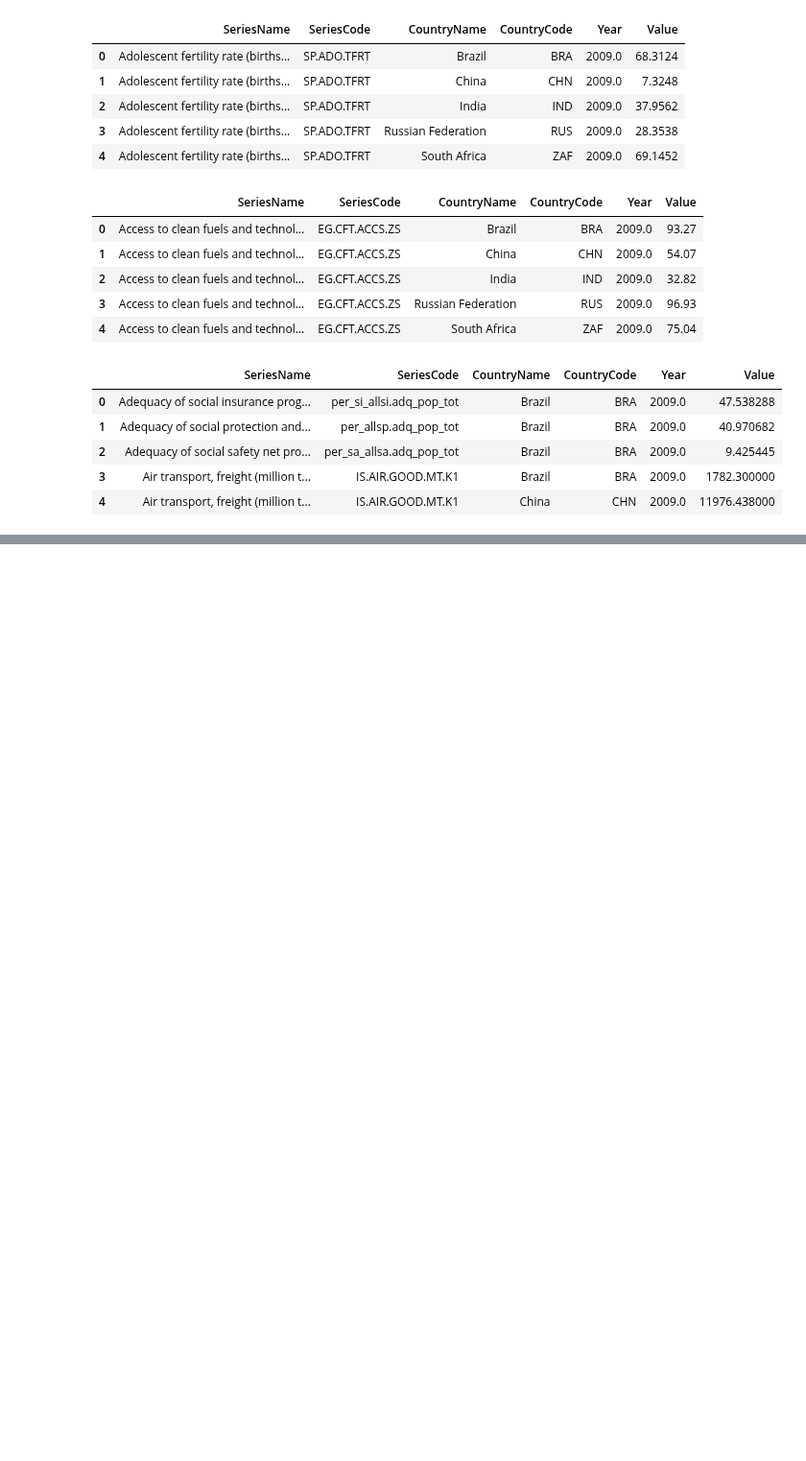
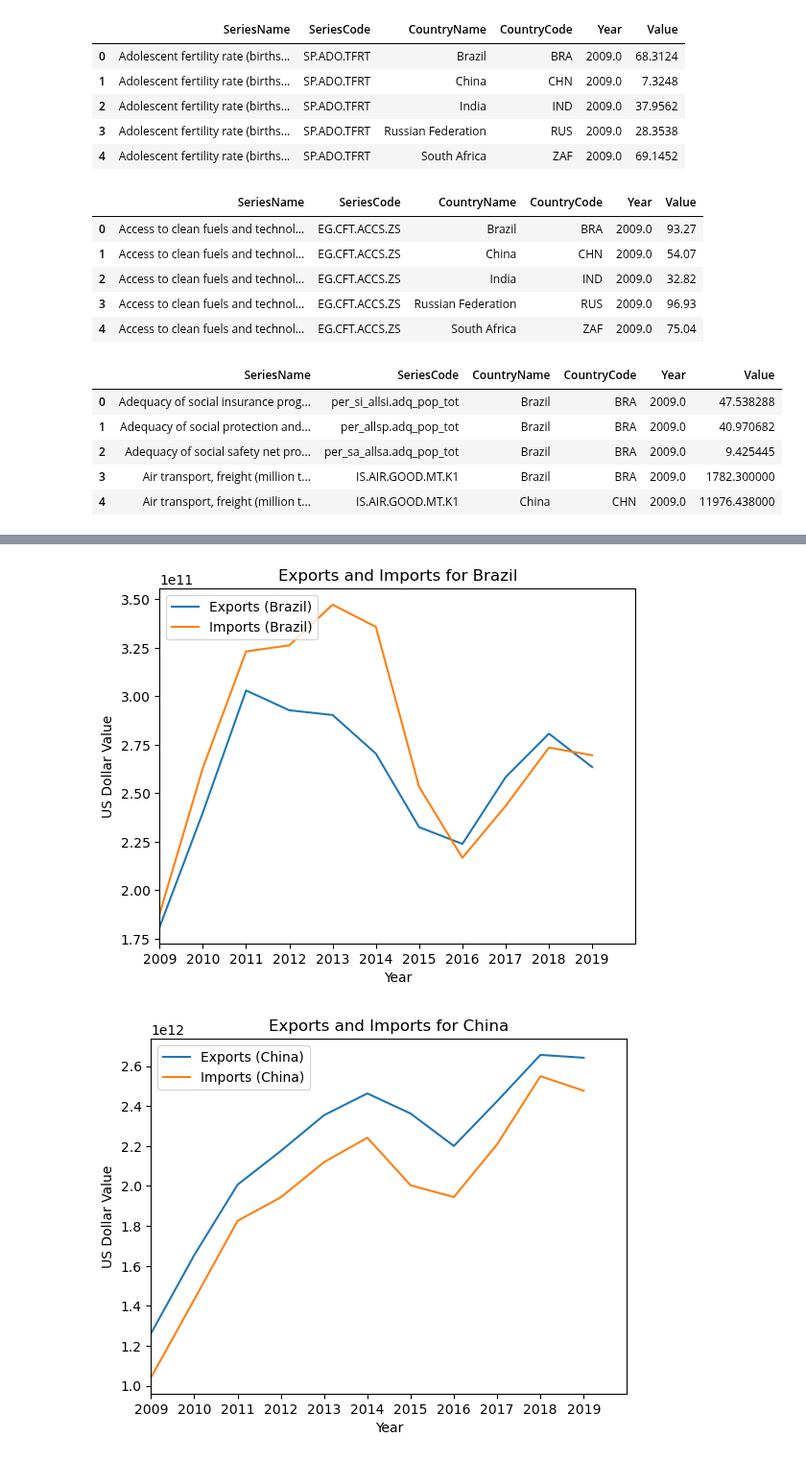
Before and after one commit to SArjaGit/BRICS_Project, a Jupyter notebook: BRICS/Master.ipynb, the cells around one changed output, grey strips where cells are left out. Shown at 96% size. Drawn from its saved outputs; the diff is of its cells as text; code cells hidden in the pictures; blank space fills up the shorter version.

```diff
--- a/BRICS/Master.ipynb
+++ b/BRICS/Master.ipynb
@@ -214,0 +162,8 @@ economy_df.head(30)
+# %%
+# Combining import and export data
+import_and_export = \
+    economy_final_df.loc[(economy_final_df["SeriesCode"] == "NE.EXP.GNFS.CD")\
+                         | (economy_final_df["SeriesCode"] == "NE.IMP.GNFS.CD")]\
+                    .reset_index(drop=True)
+
+import_and_export.head()
@@ -214,0 +177,6 @@ economy_df.head(30)
+# %%
+import_and_export = import_and_export.pivot(index=['CountryCode', 'Year'], columns="SeriesCode", values="Value")
+
+import_and_export = import_and_export.reset_index()
+
+import_and_export.head()
@@ -214,0 +190,43 @@ economy_df.head(30)
+# %%
+# Plotting import and export data for each country
+for country in import_and_export["CountryCode"].unique():
+    country_data = import_and_export.loc[import_and_export["CountryCode"] == country]
+
+    # Checking to see if there is export or import data for this country
+    if country_data["NE.EXP.GNFS.CD"].isna().all() or country_data["NE.IMP.GNFS.CD"].isna().all():
+        print(f"No data available for {dict_countries.get(country, country)}. Skipping...")
+        continue
+
+    # Create a new figure for each country
+    plt.figure()
+
+    # Plot export data
+    if not country_data["NE.EXP.GNFS.CD"].isna().all():
+        plt.plot(country_data["Year"], country_data["NE.EXP.GNFS.CD"],
+                 label=f'Exports ({dict_countries.get(country, country)})')
+
+    # Plot import data
+    if not country_data["NE.IMP.GNFS.CD"].isna().all():
+        plt.plot(country_data["Year"], country_data["NE.IMP.GNFS.CD"],
+                 label=f'Imports ({dict_countries.get(country, country)})')
+
+    # Set x-ticks, x-limits, and labels
+    plt.xticks(np.arange(start_year, end_year + 1, 1))
+    plt.xlim(start_year, end_year + 1)
+    plt.xlabel("Year")
+    plt.ylabel("US Dollar Value")
+
+    # Add a legend for each country and adjust its position
+    plt.legend(loc="upper left")
+
+    # Add a title for the plot
+    plt.title(f'Exports and Imports for {dict_countries.get(country, country)}')
+
+    # Show the plot for each country
+    plt.show()
+
+    # Clear the figure to avoid overlap with the next plot
+    plt.close()
+# %% [output]
+[figure, added]
+[figure, added]
```
Also changed, not shown: parts of 18 cells of this notebook.
